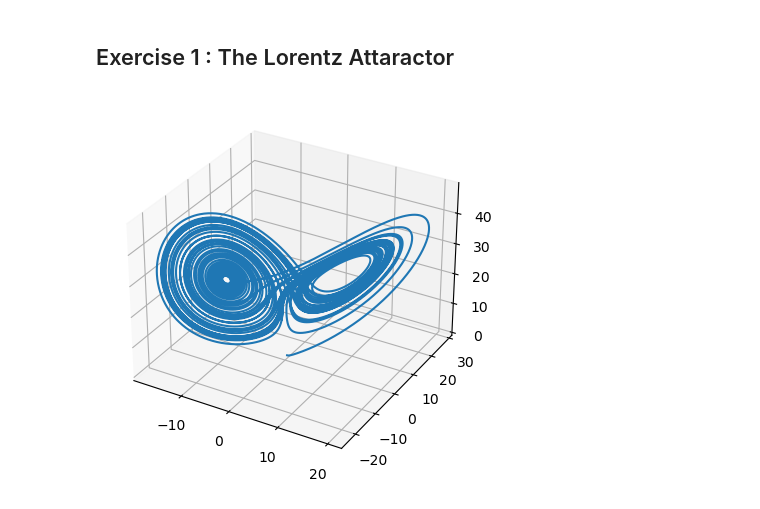
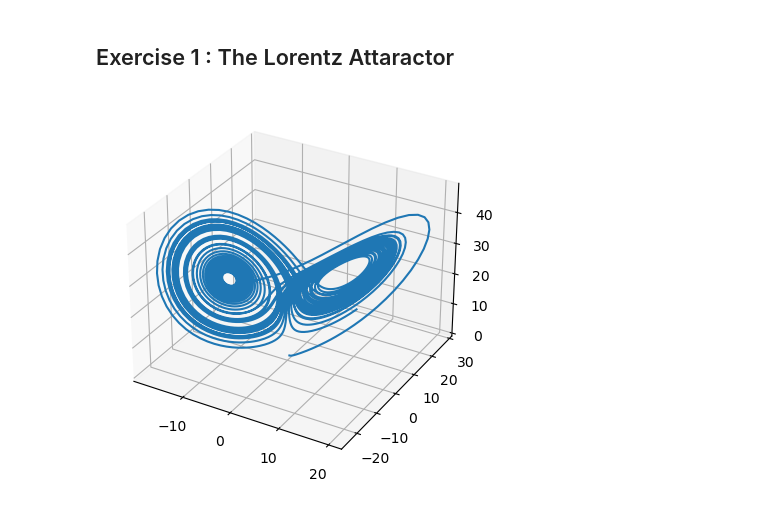
Before and after one commit to SPS-SP2273/learning-portfolio-hanasofea, a Jupyter notebook: numerical solutions/numerical_solutions_(good).ipynb, the cells around one changed output. Drawn from its saved outputs; the diff is of its cells as text; code cells hidden in the pictures.

```diff
--- a/numerical solutions/numerical_solutions_(good).ipynb
+++ b/numerical solutions/numerical_solutions_(good).ipynb
@@ -293,40 +293,25 @@ import scipy.integrate
 import matplotlib.pyplot as plt
-# %%
-sigma = 10
-beta = 8 / 3
-rho = 28
-delta_t = 0.001
-t_end = 50
-x_0 = 0
-y_0 = 1
-z_0 = 0
-
-
-def solve_lorenz_euler(sigma, beta, rho, x_0, y_0, z_0, delta_t, t_end):
-    t = np.arange(0, t_end, delta_t)
-
-    x = np.empty_like(t)
-    y = np.empty_like(t)
-    z = np.empty_like(t)
-
-    x[0] = x_0
-    y[0] = y_0
-    z[0] = z_0
-
-
-    for i in range(1, len(t)):
-        x[i] = x[i - 1] + delta_t * sigma * (y[i - 1] - x[i - 1])
-        y[i] = y[i - 1] + delta_t * (x[i - 1] * (rho - z[i - 1]) - y[i - 1])
-        z[i] = z[i - 1] + delta_t * (x[i - 1] * y[i - 1] - beta * z[i - 1])
-
-    return t, x, y, z
-
-
-t, x, y, z = solve_lorenz_euler(sigma, beta, rho, x_0, y_0, z_0, delta_t, t_end)
-
-
-ax = plt.axes(projection='3d')
-ax.plot3D(x, y, z)
-plt.show()
-# %% [output]
-[figure, removed]
+# %%
+sigma = 10
+beta = 8 / 3
+rho = 28
+
+def lorentz(var, t):
+    x, y, z = var
+    dxdt = sigma*(y-x)
+    dydt = x*(rho-z) - y
+    dzdt = x*y - beta*z
+    return [dxdt, dydt, dzdt]
+
+var_0 = np.array([0, 1, 0])   # specify the intitial x, y and z #
+t = np.linspace(0, 50, 5000)   # sufficient numbers #
+
+y = scipy.integrate.odeint(lorentz, var_0, t)
+
+x, y, z = y.transpose()  # unpack the coordinates #
+
+ax = plt.axes(projection='3d')
+ax.plot3D(x, y, z)
+plt.show()
+# %% [output]
+[figure, added]
```
Also changed, not shown: parts of 1 cell of this notebook.
